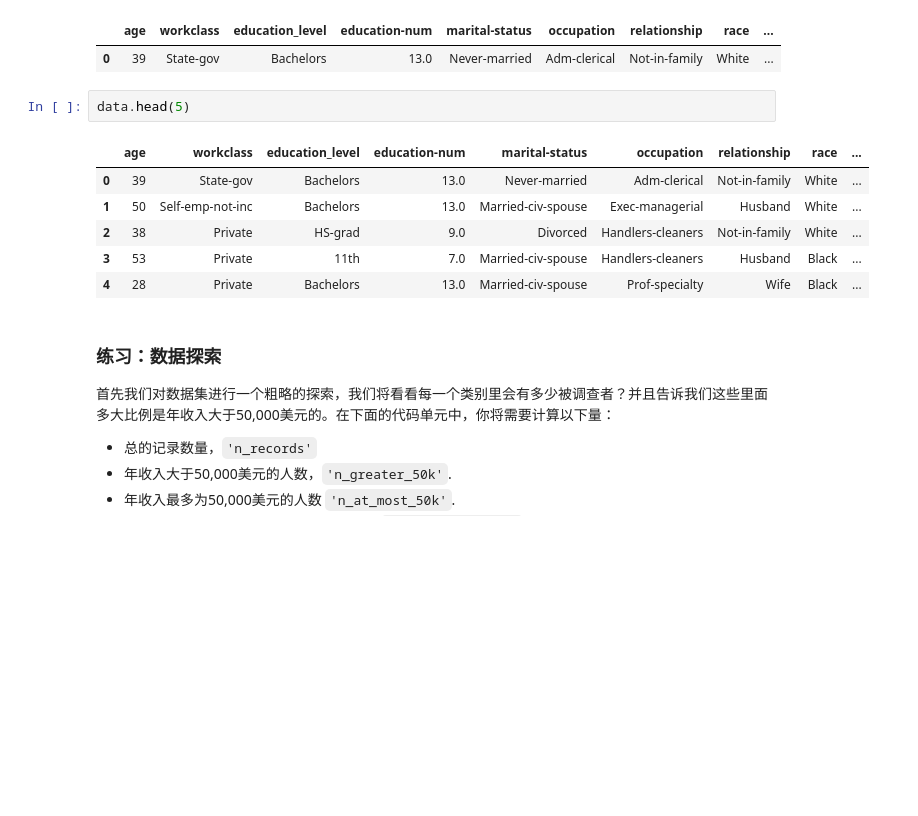
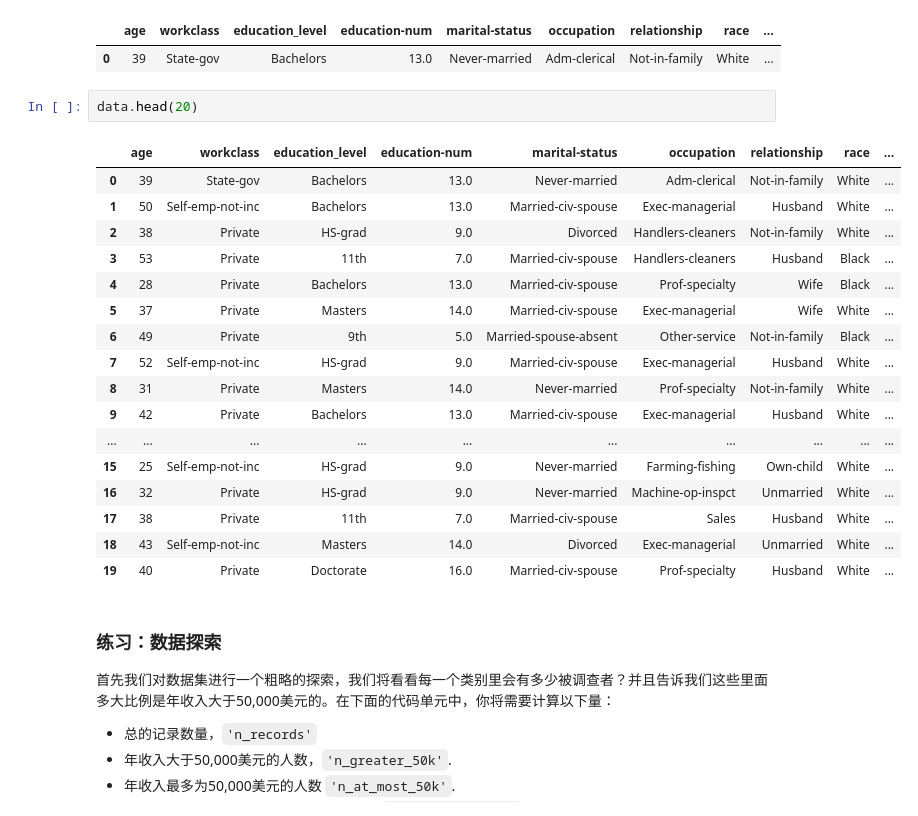
Before and after one commit to guomxin/courses, a Jupyter notebook: Udacity-ML/P2/finding_donors/finding_donors.ipynb, the cells around one changed output. Cells and saved outputs as stored; diff of their text form; blank space fills up the shorter version.

```diff
--- a/Udacity-ML/P2/finding_donors/finding_donors.ipynb
+++ b/Udacity-ML/P2/finding_donors/finding_donors.ipynb
@@ -44,14 +44,25 @@ display(data.head(n=1))
 |  | age | workclass | education_level | education-num | marital-status | occupation | relationship | race | ... |
 | 0 | 39 | State-gov | Bachelors | 13.0 | Never-married | Adm-clerical | Not-in-family | White | ... |
 # %%
-data.head(5)
+data.head(20)
 # %% [output]
 |  | age | workclass | education_level | education-num | marital-status | occupation | relationship | race | ... |
 | 0 | 39 | State-gov | Bachelors | 13.0 | Never-married | Adm-clerical | Not-in-family | White | ... |
 | 1 | 50 | Self-emp-not-inc | Bachelors | 13.0 | Married-civ-spouse | Exec-managerial | Husband | White | ... |
 | 2 | 38 | Private | HS-grad | 9.0 | Divorced | Handlers-cleaners | Not-in-family | White | ... |
 | 3 | 53 | Private | 11th | 7.0 | Married-civ-spouse | Handlers-cleaners | Husband | Black | ... |
 | 4 | 28 | Private | Bachelors | 13.0 | Married-civ-spouse | Prof-specialty | Wife | Black | ... |
+| 5 | 37 | Private | Masters | 14.0 | Married-civ-spouse | Exec-managerial | Wife | White | ... |
+| 6 | 49 | Private | 9th | 5.0 | Married-spouse-absent | Other-service | Not-in-family | Black | ... |
+| 7 | 52 | Self-emp-not-inc | HS-grad | 9.0 | Married-civ-spouse | Exec-managerial | Husband | White | ... |
+| 8 | 31 | Private | Masters | 14.0 | Never-married | Prof-specialty | Not-in-family | White | ... |
+| 9 | 42 | Private | Bachelors | 13.0 | Married-civ-spouse | Exec-managerial | Husband | White | ... |
+| ... | ... | ... | ... | ... | ... | ... | ... | ... | ... |
+| 15 | 25 | Self-emp-not-inc | HS-grad | 9.0 | Never-married | Farming-fishing | Own-child | White | ... |
+| 16 | 32 | Private | HS-grad | 9.0 | Never-married | Machine-op-inspct | Unmarried | White | ... |
+| 17 | 38 | Private | 11th | 7.0 | Married-civ-spouse | Sales | Husband | White | ... |
+| 18 | 43 | Self-emp-not-inc | Masters | 14.0 | Divorced | Exec-managerial | Unmarried | White | ... |
+| 19 | 40 | Private | Doctorate | 16.0 | Married-civ-spouse | Prof-specialty | Husband | White | ... |
 # %% [markdown]
 ### 练习：数据探索
 首先我们对数据集进行一个粗略的探索，我们将看看每一个类别里会有多少被调查者？并且告诉我们这些里面多大比例是年收入大于50,000美元的。在下面的代码单元中，你将需要计算以下量：
```
Also changed, not shown: 1 other file.
